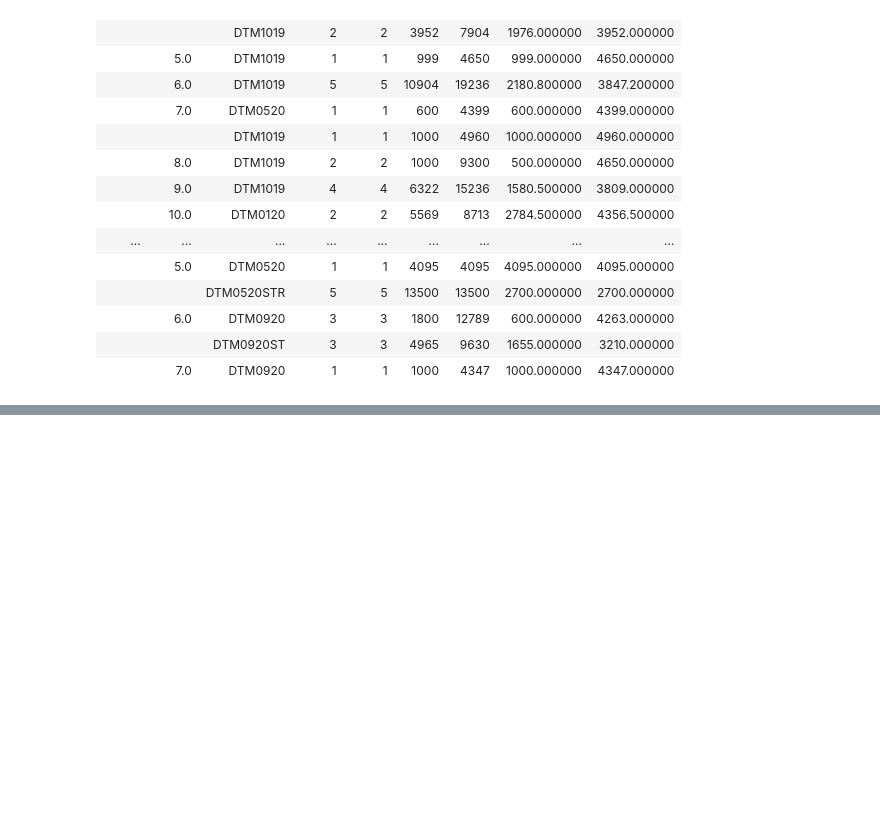
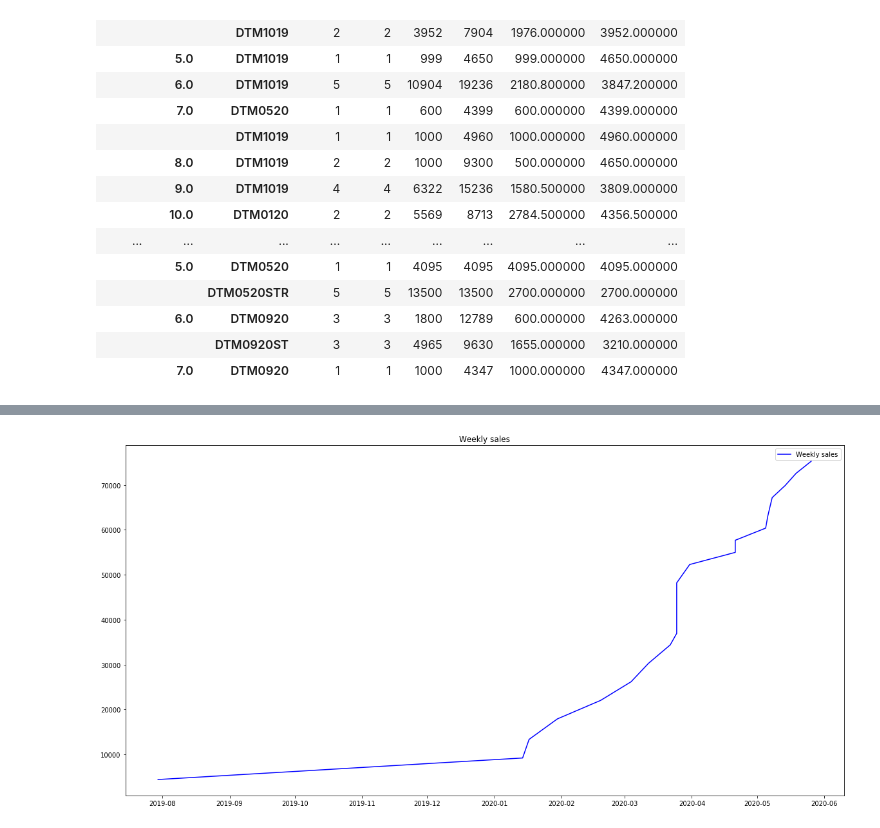
Before and after one commit to charleskot/Nuclio-School, a Jupyter notebook: Sales.ipynb, the cells around one changed output, grey strips where cells are left out. Cells and saved outputs as stored; diff of their text form; code cells hidden in the pictures; blank space fills up the shorter version.

```diff
--- a/Sales.ipynb
+++ b/Sales.ipynb
@@ -568,0 +539,9 @@ x
+# %%
+x = df[df['Edición'].str.contains('DTM0520')][["Fecha", "Precio"]].set_index("Fecha").cumsum()
+
+plt.figure(figsize = (20, 10))
+plt.plot(x.index, x, color = "blue", label = "Weekly sales")
+plt.title("Weekly sales")
+plt.legend();
+# %% [output]
+[figure, added]
```
Also changed, not shown: parts of 23 cells of this notebook, 1 other file.
